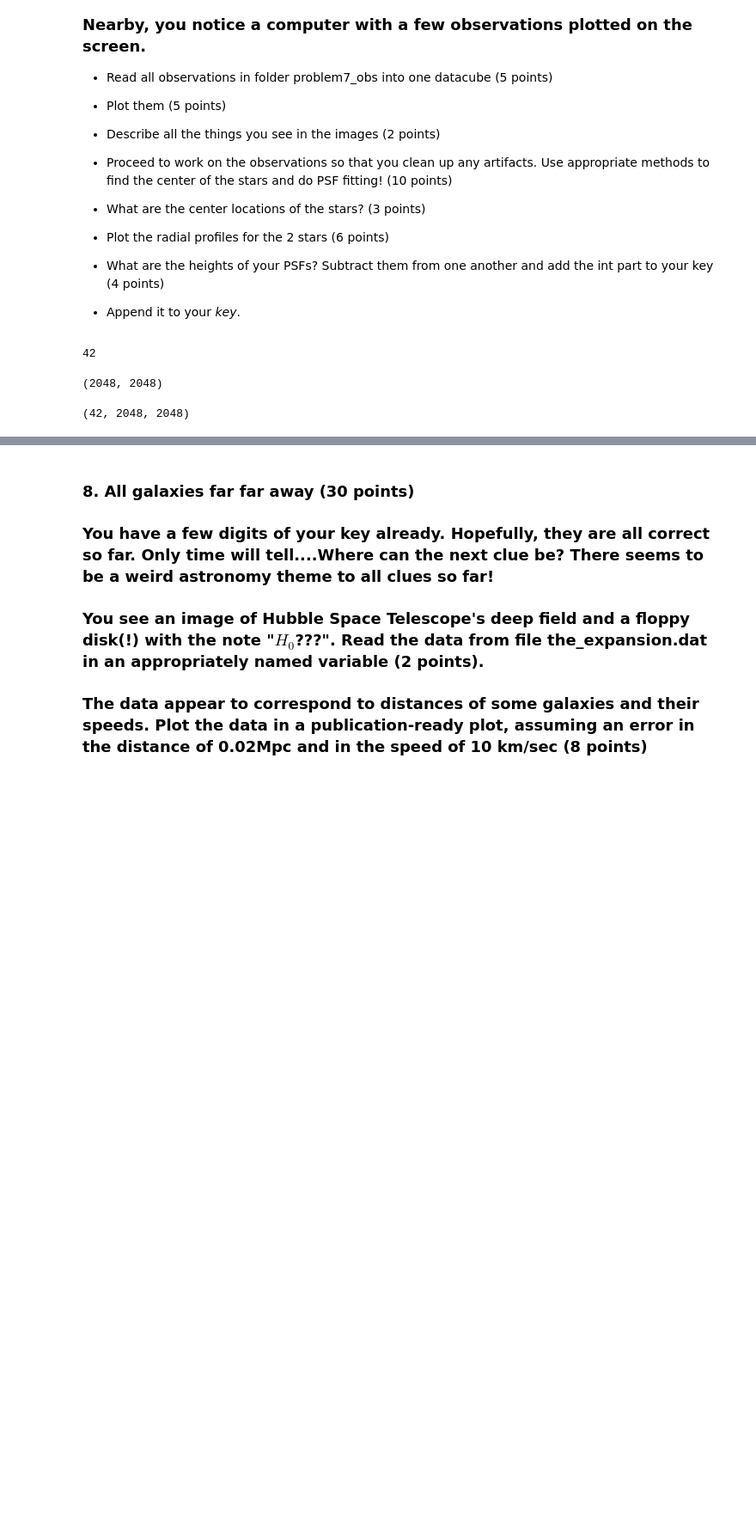
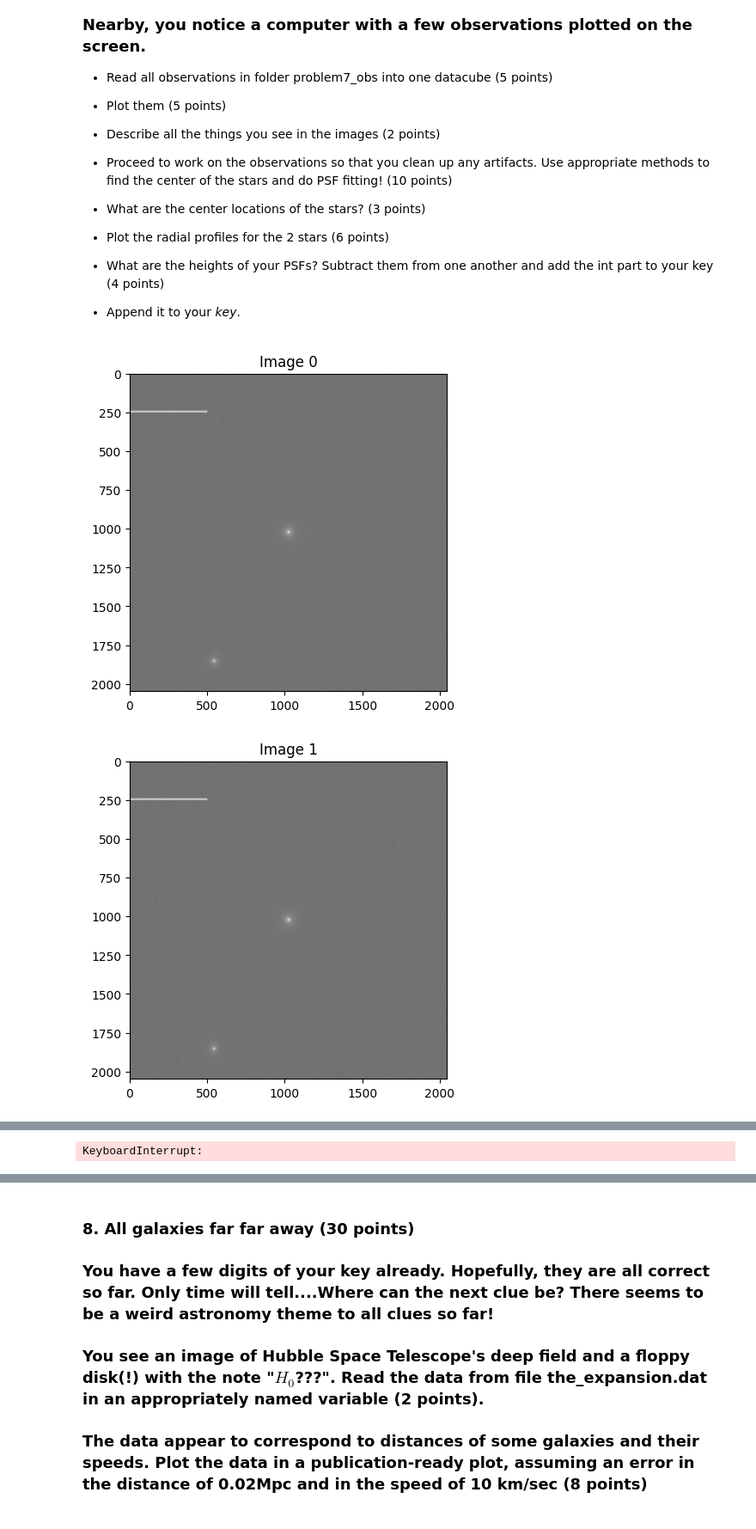
Before and after one commit to amedina695/lectures_git, a Jupyter notebook: midterm/Midterm_F25-classroom.ipynb, the cells around one changed output, grey strips where cells are left out. Shown at 86% size. Cells and saved outputs as stored; diff of their text form; code cells hidden in the pictures; blank space fills up the shorter version.

```diff
--- a/midterm/Midterm_F25-classroom.ipynb
+++ b/midterm/Midterm_F25-classroom.ipynb
@@ -543,25 +546,32 @@ Which is a 3.
 
 - Append it to your *key*.
 # %%
+# Reading observations into one datacube
+
 prob7dir = 'problem7_obs\\'
 prob7lis = os.listdir(prob7dir)
-print(len(prob7lis))
+N7       = len(prob7lis)
 
-random = 'model_obs_00.fits'
+# Viewing shape to create emptpy
+random   = 'model_obs_00.fits'
+file     = fits.getdata(prob7dir + random)
+nx7, ny7 = file.shape
 
-# viewing shape to create emptpy
-file  = fits.getdata(prob7dir + random)
-file.shape
+# One datacube
+starcube = np.zeros([N7, nx7, ny7])
+
+# Append to datacube
+for i in range(N7):
+    starcube[i, :, :] = fits.getdata(prob7dir+ prob7lis[i]).data
-# %% [output]
-42
-(2048, 2048)
-# %%
-datacube = np.zeros([42, 2048, 2048])
-
-# Append them all to the data cube
-for i in range(len(prob7lis)):
-    datacube[i, :, :] = fits.getdata(prob7dir+ prob7lis[i]).data
-
-datacube.shape
-# %% [output]
-(42, 2048, 2048)
+# %%
+# Plotting all images
+
+for i  in range(N7):
+    image = starcube[i, :, :]
+    plt.figure()
+    plt.imshow(np.log10(image), cmap='gray') # Show in log space
+    plt.title(f'Image {i}')
+    plt.show()
+# %% [output]
+[figure, added]
+[figure, added]
@@ -567,0 +583 @@ datacube.shape
+KeyboardInterrupt:
```
Also changed, not shown: parts of 7 cells of this notebook, 4 other files.
